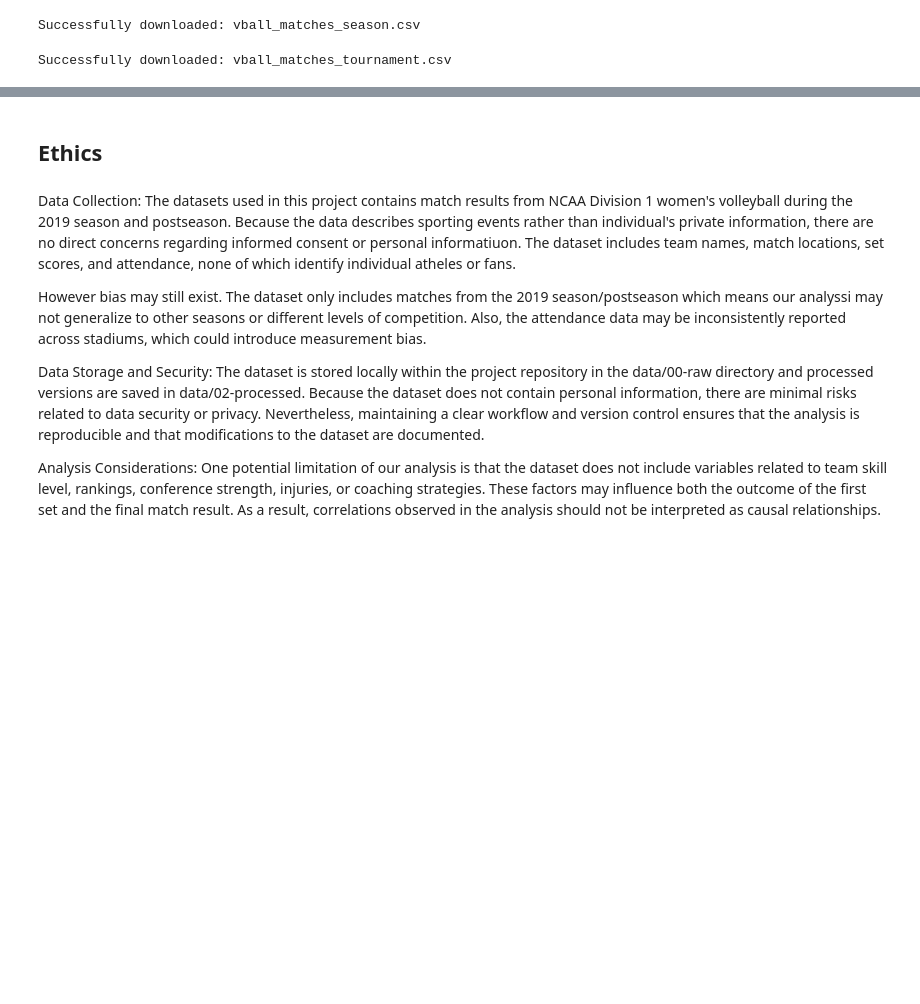
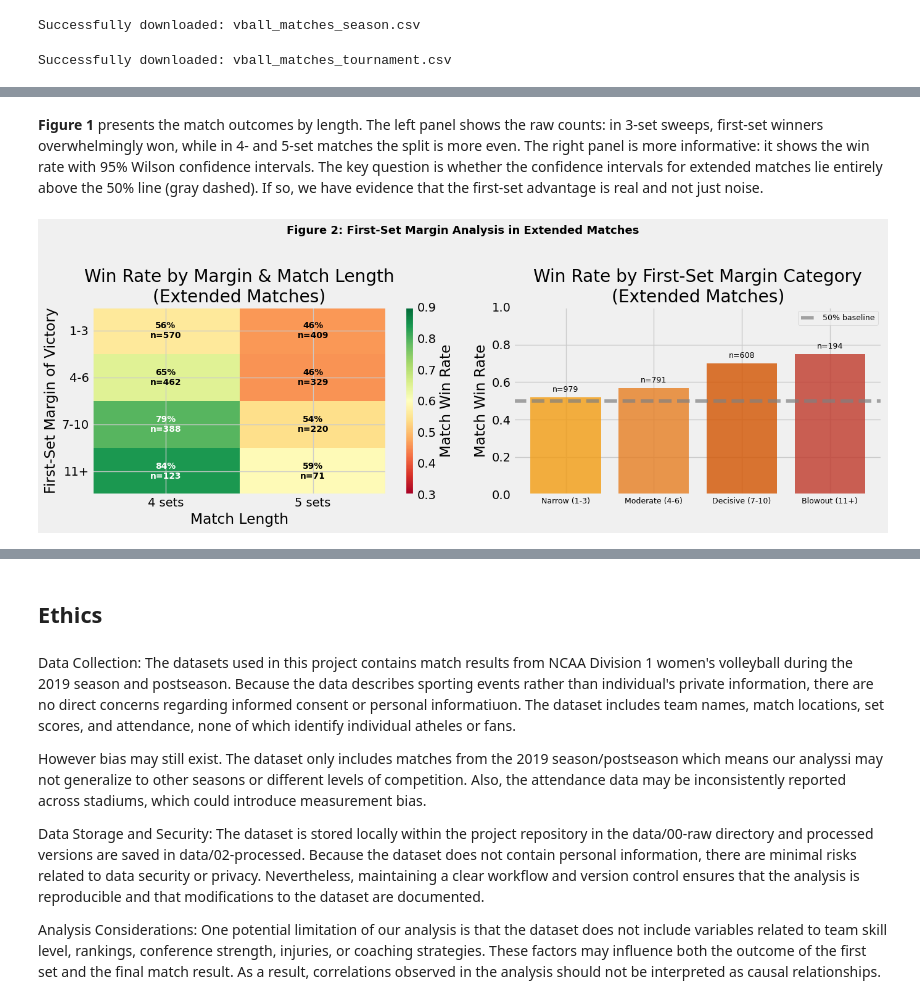
Before and after one commit to COGS108/Group028_WI26, a Jupyter notebook: 02-EDACheckpoint.ipynb, the cells around one changed output, grey strips where cells are left out. Saved outputs shown, nothing was run; the diff lists cells and outputs as text; code cells hidden in the pictures; blank space fills up the shorter version.

```diff
--- a/02-EDACheckpoint.ipynb
+++ b/02-EDACheckpoint.ipynb
@@ -200,0 +285,61 @@ Some more words and stuff.  Remember notebooks work best if you interleave the c
+# %% [markdown]
+**Figure 1** presents the match outcomes by length. The left panel shows the raw counts: in 3-set sweeps, first-set winners overwhelmingly won, while in 4- and 5-set matches the split is more even. The right panel is more informative: it shows the win rate with 95% Wilson confidence intervals. The key question is whether the confidence intervals for extended matches lie entirely above the 50% line (gray dashed). If so, we have evidence that the first-set advantage is real and not just noise.
+# %%
+ext_season = season[season['extended_match']].copy()
+
+ext_season['margin_bin'] = pd.cut(ext_season['first_set_margin'],
+                                   bins=[0, 3, 6, 10, 30],
+                                   labels=['Narrow (1-3)', 'Moderate (4-6)', 'Decisive (7-10)', 'Blowout (11+)'],
+                                   right=True)
+
+margin_rates = ext_season.groupby('margin_bin', observed=True)['first_set_winner_won_match'].agg(['mean', 'count'])
+margin_rates.columns = ['win_rate', 'n_matches']
+
+fig, axes = plt.subplots(1, 2, figsize=(14, 5))
+
+ax = axes[0]
+ext = ext_season.copy()
+ext['margin_bin'] = pd.cut(ext['first_set_margin'], bins=[0, 3, 6, 10, 30],
+                           labels=['1-3', '4-6', '7-10', '11+'])
+heatmap_data = ext.groupby(['margin_bin', 'total_sets'])['first_set_winner_won_match'].mean().unstack(fill_value=0)
+
+im = ax.imshow(heatmap_data.values, cmap='RdYlGn', aspect='auto', vmin=0.3, vmax=0.9)
+ax.set_xticks(range(len(heatmap_data.columns)))
+ax.set_xticklabels([f'{s} sets' for s in heatmap_data.columns])
+ax.set_yticks(range(len(heatmap_data.index)))
+ax.set_yticklabels(heatmap_data.index)
+ax.set_xlabel('Match Length')
+ax.set_ylabel('First-Set Margin of Victory')
+ax.set_title('Win Rate by Margin & Match Length\n(Extended Matches)')
+
+counts = ext.groupby(['margin_bin', 'total_sets'])['first_set_winner_won_match'].count().unstack(fill_value=0)
+for i in range(len(heatmap_data.index)):
+    for j in range(len(heatmap_data.columns)):
+        val = heatmap_data.values[i, j]
+        n = int(counts.values[i, j])
+        text_color = 'white' if val > 0.7 or val < 0.4 else 'black'
+        ax.text(j, i, f'{val:.0%}\nn={n}', ha='center', va='center',
+                fontsize=10, fontweight='bold', color=text_color)
+plt.colorbar(im, ax=ax, label='Match Win Rate')
+
+ax = axes[1]
+x = np.arange(len(margin_rates))
+colors_bar = ['#f39c12', '#e67e22', '#d35400', '#c0392b']
+bars = ax.bar(x, margin_rates['win_rate'], color=colors_bar, alpha=0.8)
+ax.axhline(0.5, color='gray', linestyle='--', alpha=0.7, label='50% baseline')
+ax.set_xticks(x)
+ax.set_xticklabels(margin_rates.index, fontsize=9)
+ax.set_ylabel('Match Win Rate')
+ax.set_title('Win Rate by First-Set Margin Category\n(Extended Matches)')
+ax.set_ylim(0, 1)
+for bar, (_, row) in zip(bars, margin_rates.iterrows()):
+    ax.text(bar.get_x() + bar.get_width()/2., bar.get_height() + 0.02,
+            f'n={int(row["n_matches"])}', ha='center', va='bottom', fontsize=9)
+ax.legend(fontsize=9)
+
+plt.suptitle('Figure 2: First-Set Margin Analysis in Extended Matches',
+             fontsize=13, fontweight='bold', y=1.02)
+plt.tight_layout()
+plt.show()
+# %% [output]
+[figure, added]
```
Also changed, not shown: parts of 24 cells of this notebook, 1 other file.
